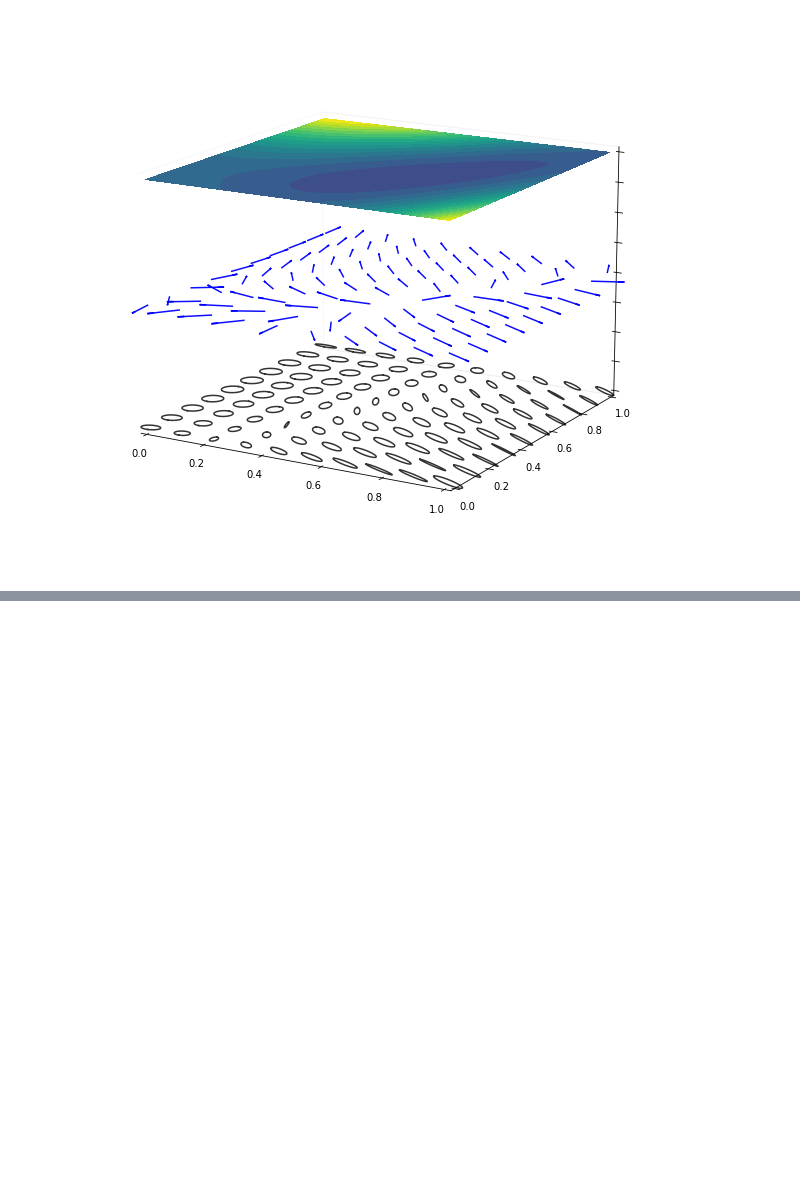
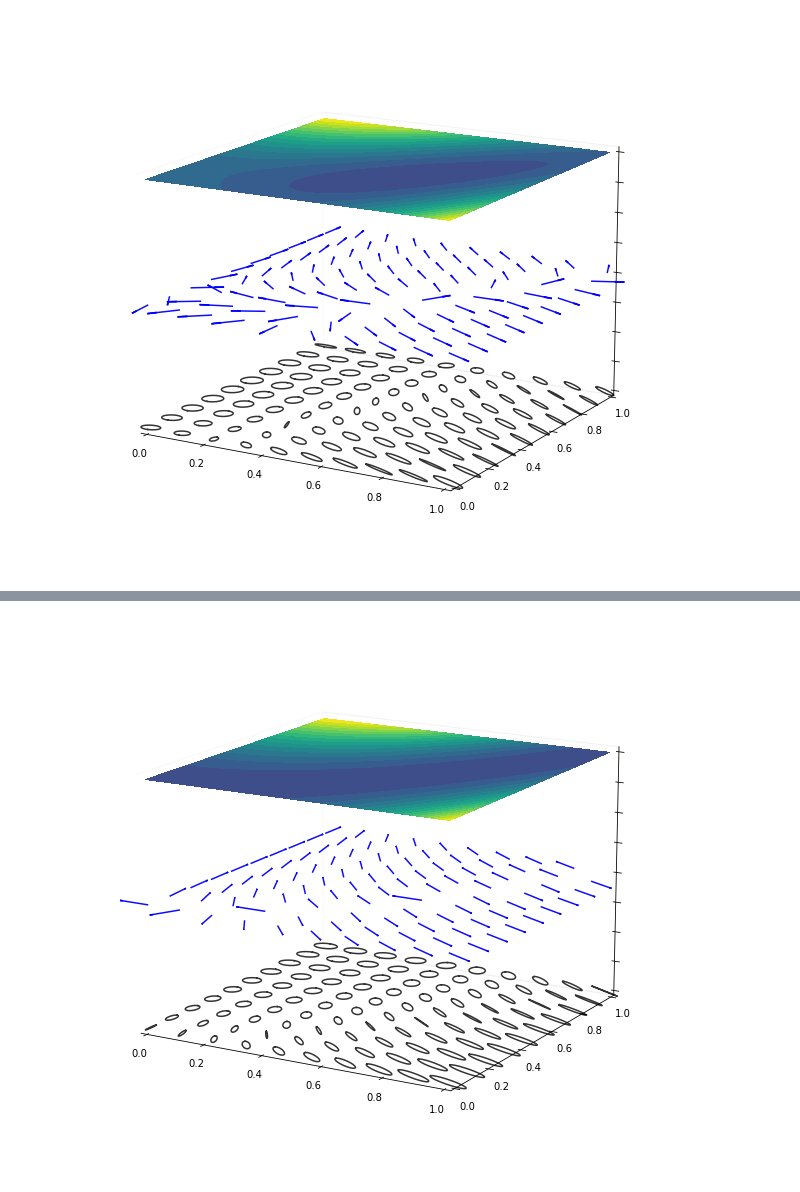
Before and after one commit to niklasschmitz/ad-kernels, a Jupyter notebook: pde/hessian_plot.ipynb, the cells around one changed output, grey strips where cells are left out. Saved outputs shown, nothing was run; the diff lists cells and outputs as text; code cells hidden in the pictures; blank space fills up the shorter version.

```diff
--- a/pde/hessian_plot.ipynb
+++ b/pde/hessian_plot.ipynb
@@ -194,0 +242,4 @@ fig.savefig("TOC_stack.pdf")
+# %%
+toc_plot(f_truth)
+# %% [output]
+[figure, added]
```
Also changed, not shown: parts of 3 cells of this notebook.
